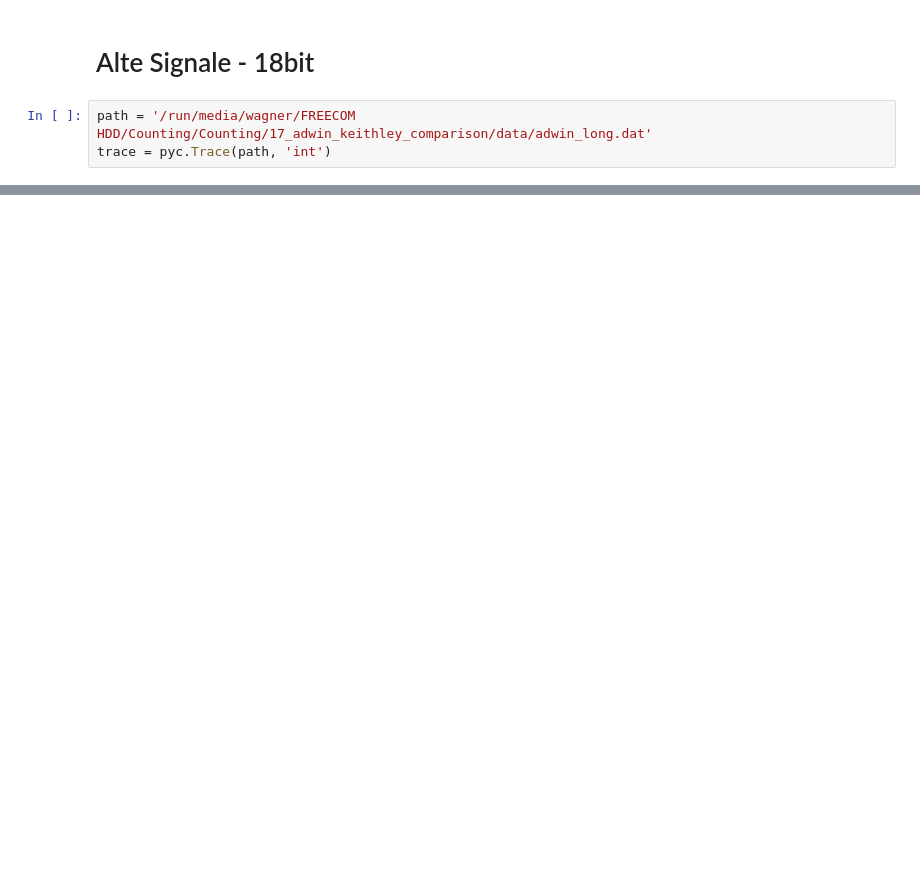
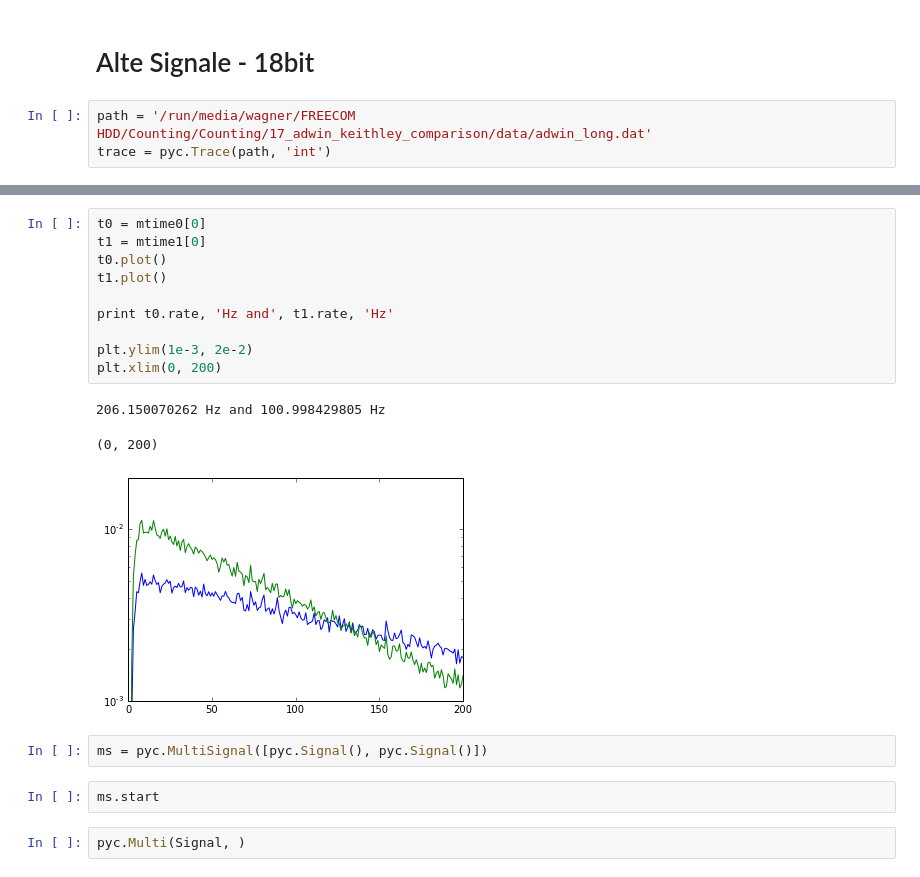
Before and after one commit to t--wagner/pycounting, a Jupyter notebook: counting.ipynb, the cells around one changed output, grey strips where cells are left out. Drawn from its saved outputs; the diff is of its cells as text; blank space fills up the shorter version.

```diff
--- a/counting.ipynb
+++ b/counting.ipynb
@@ -305,0 +308,20 @@ ax.legend()
+# %%
+t0 = mtime0[0]
+t1 = mtime1[0]
+t0.plot()
+t1.plot()
+
+print t0.rate, 'Hz and', t1.rate, 'Hz'
+
+plt.ylim(1e-3, 2e-2)
+plt.xlim(0, 200)
+# %% [output]
+206.150070262 Hz and 100.998429805 Hz
+(0, 200)
+[figure, added]
+# %%
+ms = pyc.MultiSignal([pyc.Signal(), pyc.Signal()])
+# %%
+ms.start
+# %%
+pyc.Multi(Signal, )
```
Also changed, not shown: parts of 16 cells of this notebook, 1 other file.
